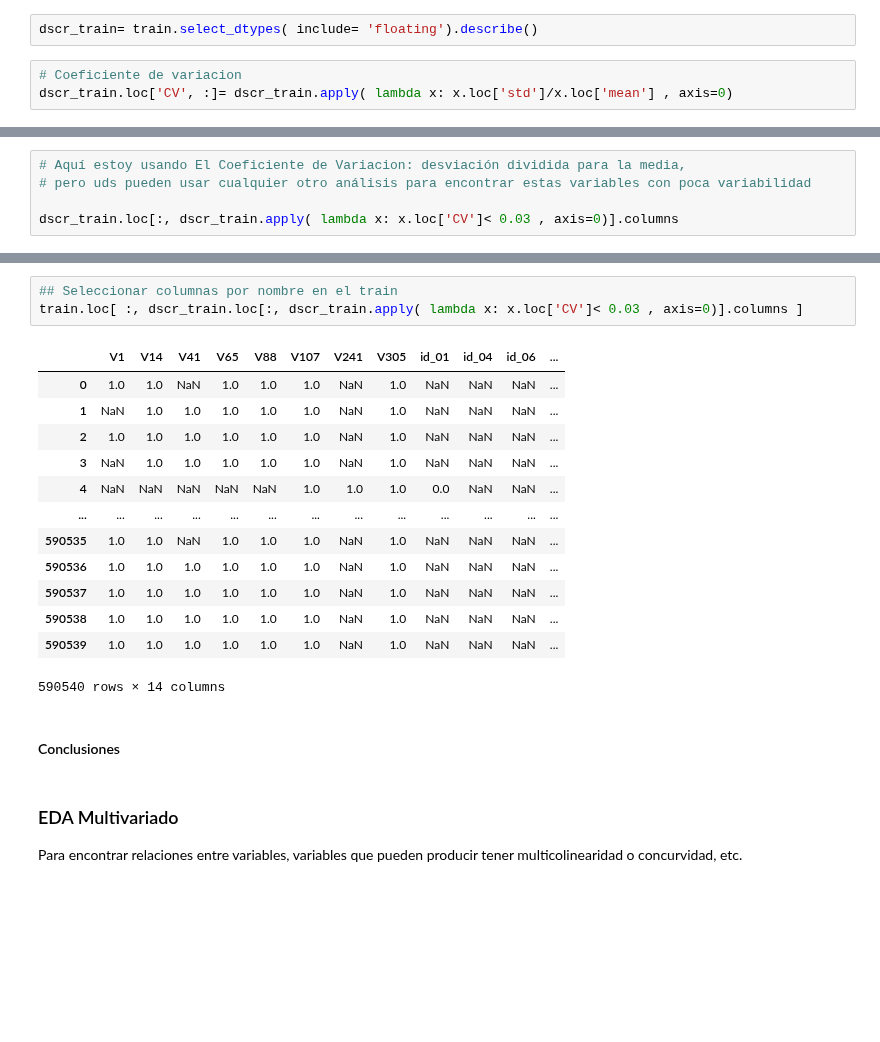
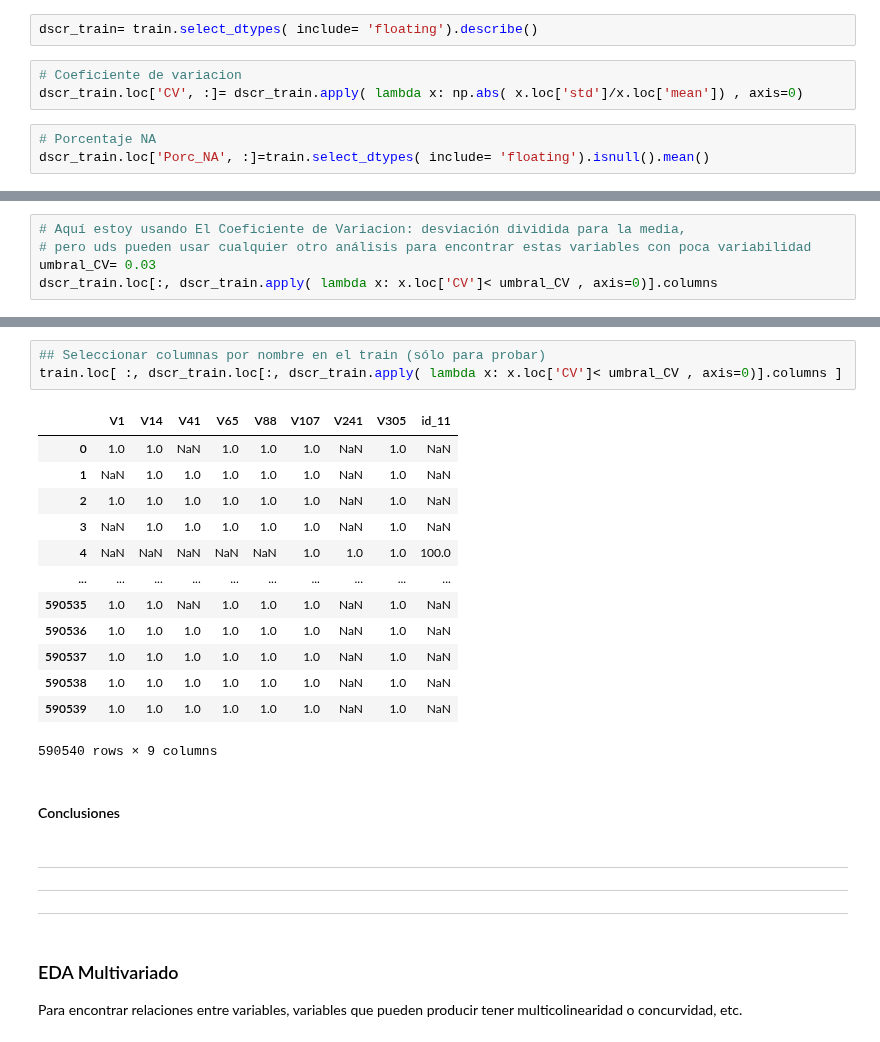
Before and after one commit to nestormontano/PrDS_2023_01_IEEE_Deteccion_Fraude, a Jupyter notebook: Scripts/IEEE_Deteccion_Fraude__EDA.ipynb, the cells around one changed output, grey strips where cells are left out. Drawn from its saved outputs; the diff is of its cells as text; blank space fills up the shorter version.

```diff
--- a/Scripts/IEEE_Deteccion_Fraude__EDA.ipynb
+++ b/Scripts/IEEE_Deteccion_Fraude__EDA.ipynb
@@ -343,7 +344,10 @@ print( wrapper.fill( str(
 dscr_train= train.select_dtypes( include= 'floating').describe()
 # %%
 # Coeficiente de variacion
-dscr_train.loc['CV', :]= dscr_train.apply( lambda x: x.loc['std']/x.loc['mean'] , axis=0)
+dscr_train.loc['CV', :]= dscr_train.apply( lambda x: np.abs( x.loc['std']/x.loc['mean']) , axis=0)
+# %%
+# Porcentaje NA
+dscr_train.loc['Porc_NA', :]=train.select_dtypes( include= 'floating').isnull().mean()
 # %%
 dscr_train
 # %% [output]
@@ -361,6 +366,6 @@ dscr_train
 # %%
 # Aquí estoy usando El Coeficiente de Variacion: desviación dividida para la media,
 # pero uds pueden usar cualquier otro análisis para encontrar estas variables con poca variabilidad
-
-dscr_train.loc[:, dscr_train.apply( lambda x: x.loc['CV']< 0.03 , axis=0)].columns
+umbral_CV= 0.03
+dscr_train.loc[:, dscr_train.apply( lambda x: x.loc['CV']< umbral_CV , axis=0)].columns
 # %% [output]
@@ -370,22 +388,26 @@ Index(['V1', 'V14', 'V41', 'V65', 'V88', 'V107', 'V241', 'V305', 'id_01',
 # %%
-## Seleccionar columnas por nombre en el train
-train.loc[ :, dscr_train.loc[:, dscr_train.apply( lambda x: x.loc['CV']< 0.03 , axis=0)].columns ]
+## Seleccionar columnas por nombre en el train (sólo para probar)
+train.loc[ :, dscr_train.loc[:, dscr_train.apply( lambda x: x.loc['CV']< umbral_CV , axis=0)].columns ]
 # %% [output]
-|  | V1 | V14 | V41 | V65 | V88 | V107 | V241 | V305 | id_01 | id_04 | id_06 | ... |
-| 0 | 1.0 | 1.0 | NaN | 1.0 | 1.0 | 1.0 | NaN | 1.0 | NaN | NaN | NaN | ... |
-| 1 | NaN | 1.0 | 1.0 | 1.0 | 1.0 | 1.0 | NaN | 1.0 | NaN | NaN | NaN | ... |
-| 2 | 1.0 | 1.0 | 1.0 | 1.0 | 1.0 | 1.0 | NaN | 1.0 | NaN | NaN | NaN | ... |
-| 3 | NaN | 1.0 | 1.0 | 1.0 | 1.0 | 1.0 | NaN | 1.0 | NaN | NaN | NaN | ... |
-| 4 | NaN | NaN | NaN | NaN | NaN | 1.0 | 1.0 | 1.0 | 0.0 | NaN | NaN | ... |
-| ... | ... | ... | ... | ... | ... | ... | ... | ... | ... | ... | ... | ... |
-| 590535 | 1.0 | 1.0 | NaN | 1.0 | 1.0 | 1.0 | NaN | 1.0 | NaN | NaN | NaN | ... |
-| 590536 | 1.0 | 1.0 | 1.0 | 1.0 | 1.0 | 1.0 | NaN | 1.0 | NaN | NaN | NaN | ... |
-| 590537 | 1.0 | 1.0 | 1.0 | 1.0 | 1.0 | 1.0 | NaN | 1.0 | NaN | NaN | NaN | ... |
-| 590538 | 1.0 | 1.0 | 1.0 | 1.0 | 1.0 | 1.0 | NaN | 1.0 | NaN | NaN | NaN | ... |
-| 590539 | 1.0 | 1.0 | 1.0 | 1.0 | 1.0 | 1.0 | NaN | 1.0 | NaN | NaN | NaN | ... |
+|  | V1 | V14 | V41 | V65 | V88 | V107 | V241 | V305 | id_11 |
+| 0 | 1.0 | 1.0 | NaN | 1.0 | 1.0 | 1.0 | NaN | 1.0 | NaN |
+| 1 | NaN | 1.0 | 1.0 | 1.0 | 1.0 | 1.0 | NaN | 1.0 | NaN |
+| 2 | 1.0 | 1.0 | 1.0 | 1.0 | 1.0 | 1.0 | NaN | 1.0 | NaN |
+| 3 | NaN | 1.0 | 1.0 | 1.0 | 1.0 | 1.0 | NaN | 1.0 | NaN |
+| 4 | NaN | NaN | NaN | NaN | NaN | 1.0 | 1.0 | 1.0 | 100.0 |
+| ... | ... | ... | ... | ... | ... | ... | ... | ... | ... |
+| 590535 | 1.0 | 1.0 | NaN | 1.0 | 1.0 | 1.0 | NaN | 1.0 | NaN |
+| 590536 | 1.0 | 1.0 | 1.0 | 1.0 | 1.0 | 1.0 | NaN | 1.0 | NaN |
+| 590537 | 1.0 | 1.0 | 1.0 | 1.0 | 1.0 | 1.0 | NaN | 1.0 | NaN |
+| 590538 | 1.0 | 1.0 | 1.0 | 1.0 | 1.0 | 1.0 | NaN | 1.0 | NaN |
+| 590539 | 1.0 | 1.0 | 1.0 | 1.0 | 1.0 | 1.0 | NaN | 1.0 | NaN |
-590540 rows × 14 columns
+590540 rows × 9 columns
 # %% [markdown]
 #### Conclusiones
+# %% [markdown]
+--------------
+--------------
+--------------
 # %% [markdown]
 ### EDA Multivariado
 
```
Also changed, not shown: parts of 4 cells of this notebook.
